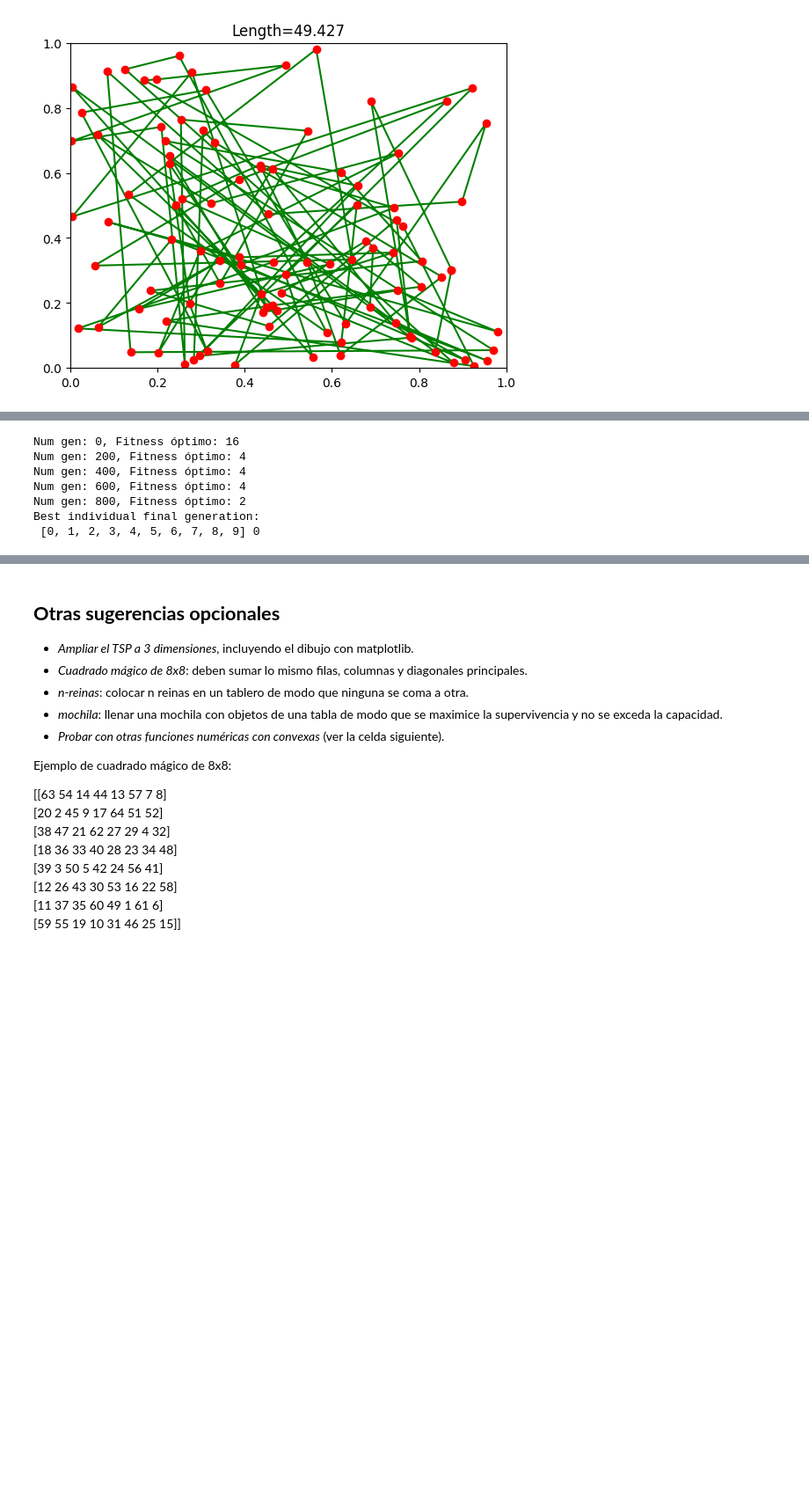
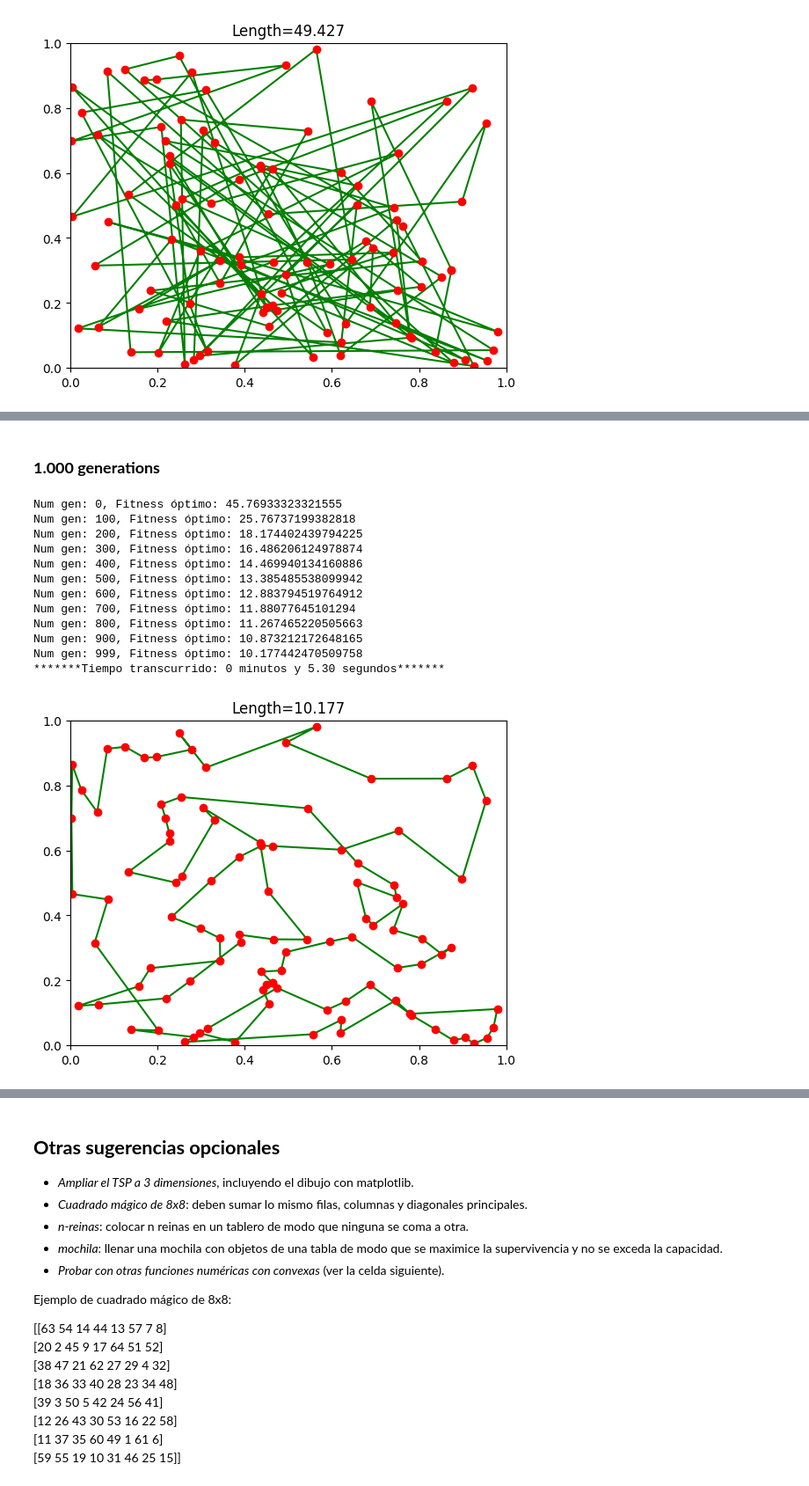
Before and after one commit to pintamonas4575/BIOCOMP-project-MAADM-UPM, a Jupyter notebook: práctica-AG-TSP-2D.ipynb, the cells around one changed output, grey strips where cells are left out. Shown: that part at 88% size. Cells and saved outputs as stored; diff of their text form; code cells hidden in the pictures; blank space fills up the shorter version.

```diff
--- a/práctica-AG-TSP-2D.ipynb
+++ b/práctica-AG-TSP-2D.ipynb
@@ -11,7 +13,4 @@ import time
 # %%
-# definición del TSP
-N = 100
-
 cities = [
 	[0.8744058793117488, 0.30207179832703746],
     [0.6901572276474558, 0.8203362566663311],
@@ -289,12 +280,24 @@ Crossover:      ([0, 1, 2, 3, 9, 8, 7, 6, 5, 4], [9, 8, 7, 6, 0, 1, 2, 3, 4, 5])
-# %%
-pop = create(alphabet)
-final_pop = evolve(pop, fit, 0.1, pcross=0.7, ngen=1000, T=8, trace=200)
-print(f"Best individual final generation:\n", final_pop[0], fit(final_pop[0]))
-# %% [output]
-Num gen: 0, Fitness óptimo: 16
-Num gen: 200, Fitness óptimo: 4
-Num gen: 400, Fitness óptimo: 4
-Num gen: 600, Fitness óptimo: 4
-Num gen: 800, Fitness óptimo: 2
-Best individual final generation:
- [0, 1, 2, 3, 4, 5, 6, 7, 8, 9] 0
+# %% [markdown]
+### **1.000 generations**
+# %%
+start = time.time()
+pop = create(cities)
+final_pop = evolve(pop, globaldist, pmut=0.1, ngen=1000, trace=100, T=6)
+minutos, segundos = divmod(time.time()-start, 60)
+print(f"*******Tiempo transcurrido: {int(minutos)} minutos y {segundos:.2f} segundos*******")
+
+draw(final_pop[0])
+# %% [output]
+Num gen: 0, Fitness óptimo: 45.76933323321555
+Num gen: 100, Fitness óptimo: 25.76737199382818
+Num gen: 200, Fitness óptimo: 18.174402439794225
+Num gen: 300, Fitness óptimo: 16.486206124978874
+Num gen: 400, Fitness óptimo: 14.469940134160886
+Num gen: 500, Fitness óptimo: 13.385485538099942
+Num gen: 600, Fitness óptimo: 12.883794519764912
+Num gen: 700, Fitness óptimo: 11.88077645101294
+Num gen: 800, Fitness óptimo: 11.267465220505663
+Num gen: 900, Fitness óptimo: 10.873212172648165
+Num gen: 999, Fitness óptimo: 10.177442470509758
+*******Tiempo transcurrido: 0 minutos y 5.30 segundos*******
+[figure, added]
```
Also changed, not shown: parts of 27 cells of this notebook, 3 other files.
